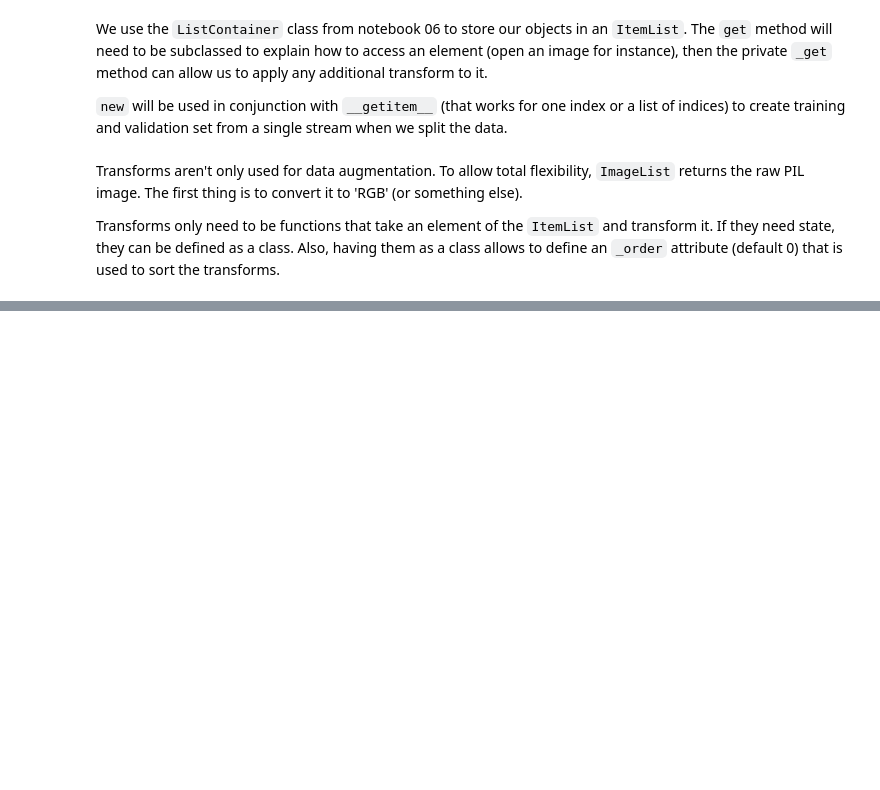
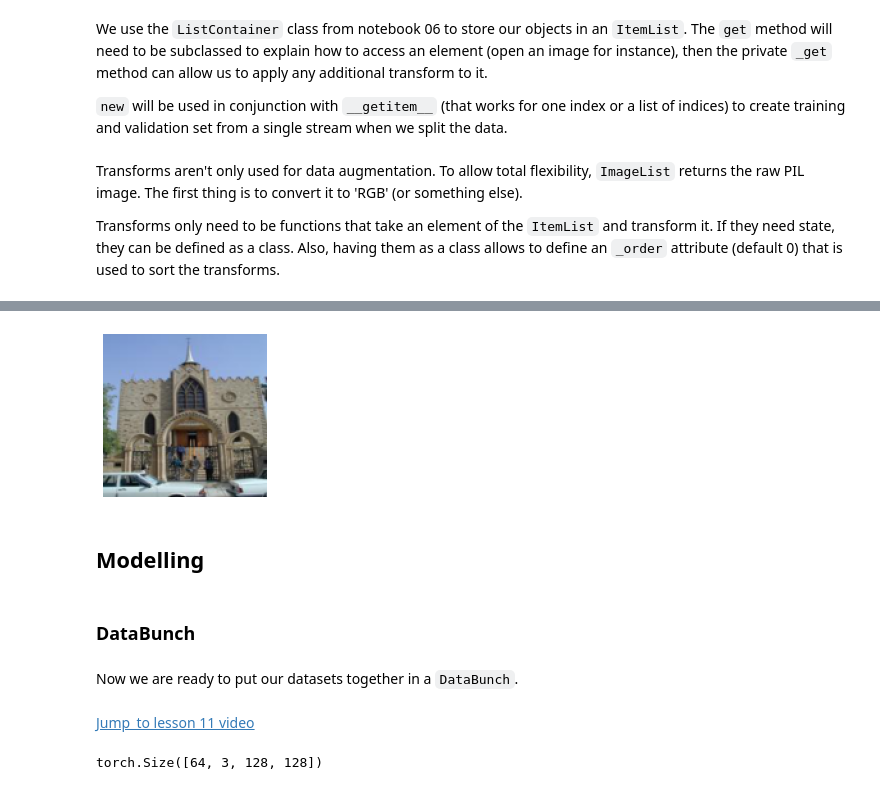
Before and after one commit to ojss/fast-ai-notebook, a Jupyter notebook: part-2/08_data_block.ipynb, the cells around one changed output, grey strips where cells are left out. Saved outputs shown, nothing was run; the diff lists cells and outputs as text; code cells hidden in the pictures; blank space fills up the shorter version.

```diff
--- a/part-2/08_data_block.ipynb
+++ b/part-2/08_data_block.ipynb
@@ -228,0 +417,33 @@ img
+# %%
+#export
+class ResizeFixed(Transform):
+    _order = 10
+    def __init__(self, size):
+        if isinstance(size, int):
+            size = (size, size)
+        self.size = size
+
+    def __call__(self, item):
+        return item.resize(self.size, PIL.Image.BILINEAR)
+
+def to_byte_tensor(item: PIL.Image.Image):
+    res = torch.ByteTensor(torch.ByteStorage.from_buffer(item.tobytes()))
+    w, h = item.size
+    return res.view(h, w, -1).permute(2, 0, 1)
+to_byte_tensor._order = 20
+
+def to_float_tensor(item):
+    return item.float().div_(255)
+to_float_tensor._order = 30
+# %%
+tfms = [make_rgb, ResizeFixed(128), to_byte_tensor, to_float_tensor]
+
+il = ImageList.from_files(path, tfms=tfms)
+sd = SplitData.split_by_func(il, splitter)
+ll = label_by_func(sd, parent_labeler, proc_y=CategoryProcessor())
+# %%
+#export
+def show_image(im, figsize=(3, 3)):
+    plt.figure(figsize=figsize)
+    plt.axis('off')
+    plt.imshow(im.permute(1, 2, 0))
@@ -228,0 +455,12 @@ img
+# %%
+show_image(x)
+# %% [output]
+[figure, added]
+# %% [markdown]
+## Modelling
+# %% [markdown]
+### DataBunch
+# %% [markdown]
+Now we are ready to put our datasets together in a `DataBunch`.
+# %% [markdown]
+[Jump_to lesson 11 video](https://course.fast.ai/videos/?lesson=11&t=3226)
@@ -228,0 +473,4 @@ img
+# %%
+x.shape
+# %% [output]
+torch.Size([64, 3, 128, 128])
```
Also changed, not shown: parts of 67 cells of this notebook, 29 other files.
